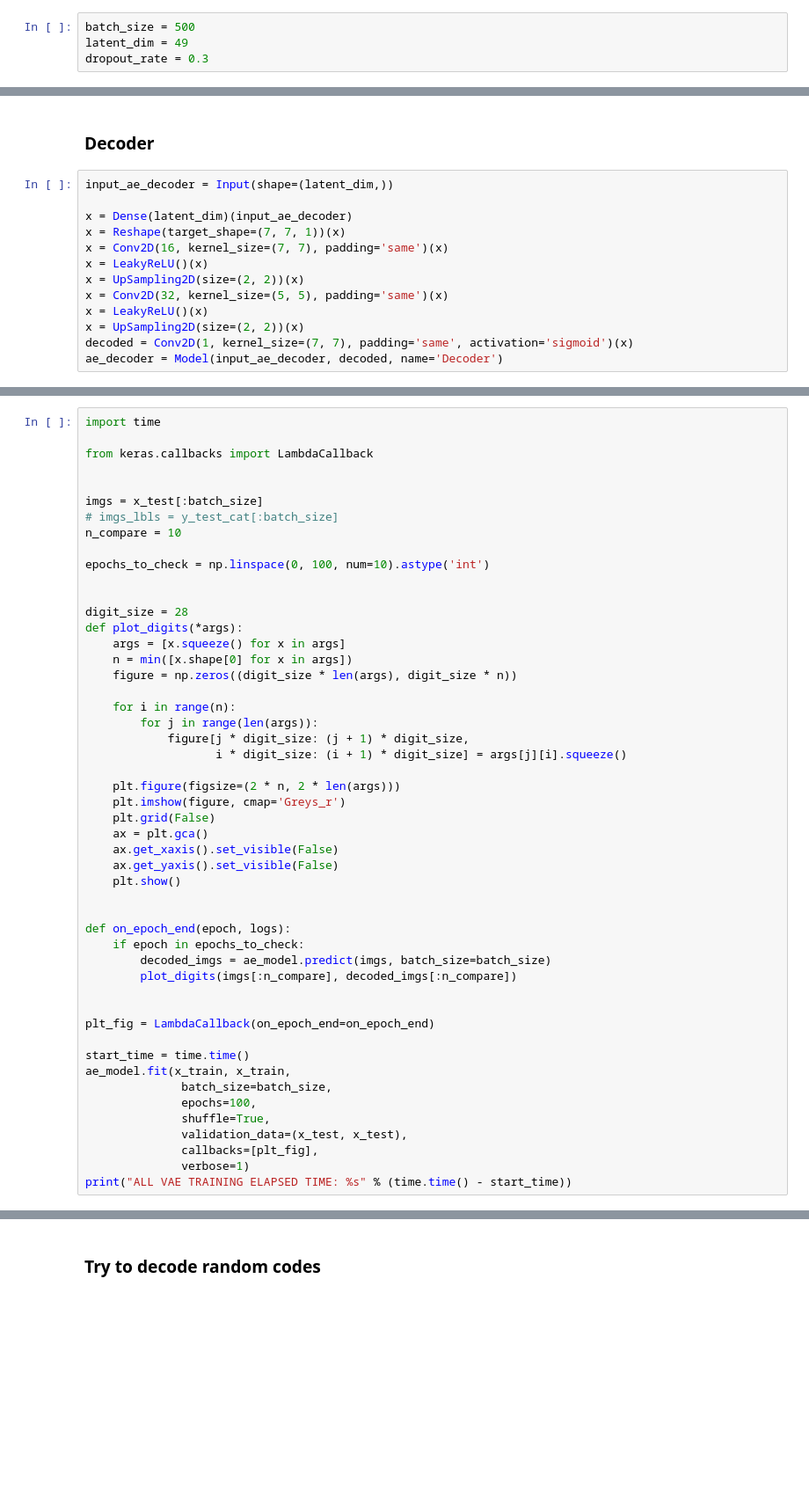
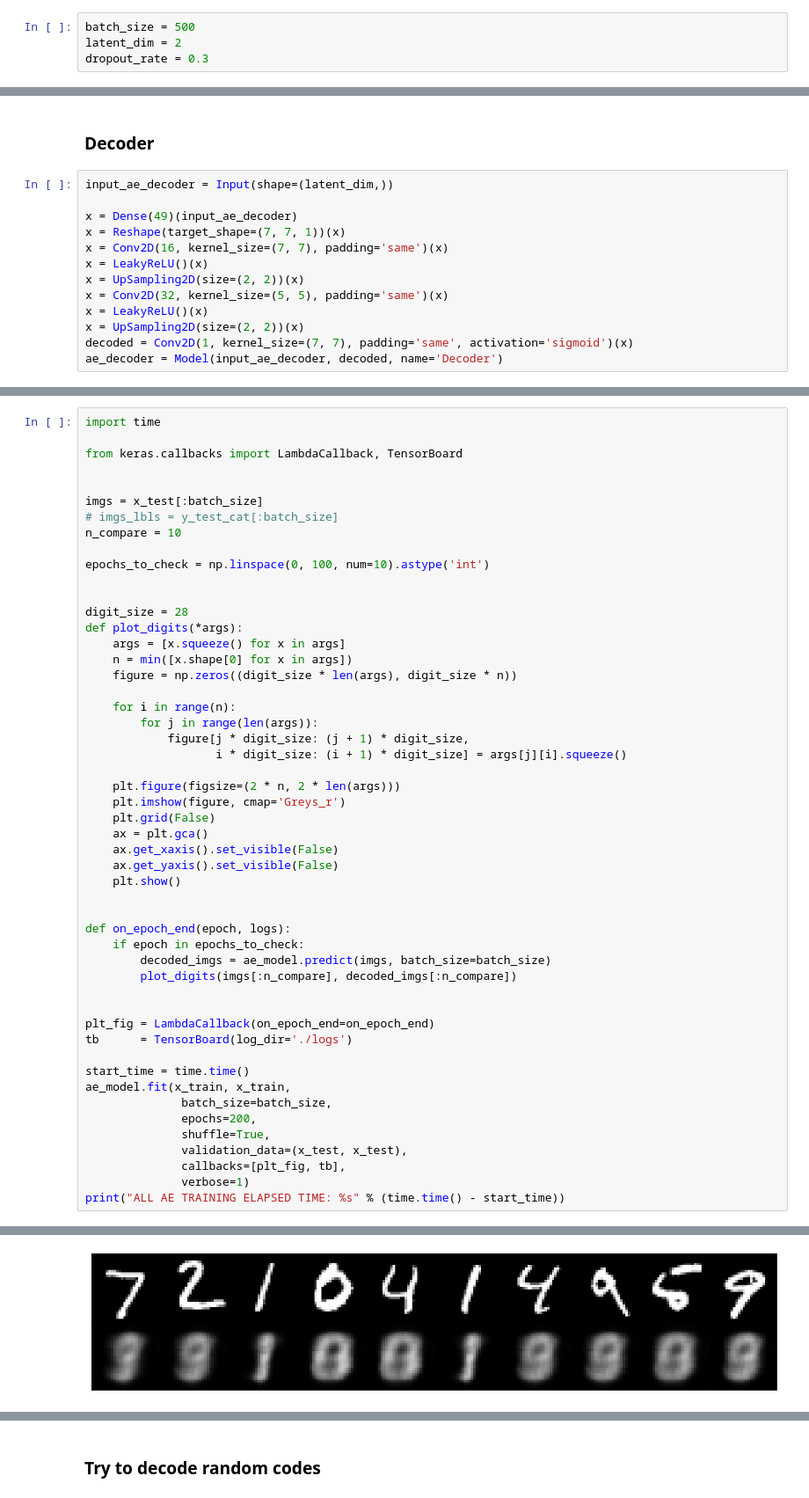
Before and after one commit to Ppasha9/ganfasttraining, a Jupyter notebook: conv_ae.ipynb, the cells around one changed output, grey strips where cells are left out. Shown at 88% size. Saved outputs shown, nothing was run; the diff lists cells and outputs as text; blank space fills up the shorter version.

```diff
--- a/conv_ae.ipynb
+++ b/conv_ae.ipynb
@@ -36,6 +36,6 @@ y_test_cat  = to_categorical(y_test).astype(np.float32)
 # %%
 batch_size = 500
-latent_dim = 49
+latent_dim = 2
 dropout_rate = 0.3
 # %% [markdown]
 ### Encoder
@@ -65,7 +65,7 @@ WARNING:tensorflow:From d:\diploma\vae\venv\lib\site-packages\keras\backend\tens
 # %%
 input_ae_decoder = Input(shape=(latent_dim,))
 
-x = Dense(latent_dim)(input_ae_decoder)
+x = Dense(49)(input_ae_decoder)
 x = Reshape(target_shape=(7, 7, 1))(x)
 x = Conv2D(16, kernel_size=(7, 7), padding='same')(x)
 x = LeakyReLU()(x)
@@ -104,7 +104,7 @@ _________________________________________________________________
 # %%
 import time
 
-from keras.callbacks import LambdaCallback
+from keras.callbacks import LambdaCallback, TensorBoard
 
 
 imgs = x_test[:batch_size]
@@ -141,15 +141,16 @@ def on_epoch_end(epoch, logs):
 
 
 plt_fig = LambdaCallback(on_epoch_end=on_epoch_end)
+tb      = TensorBoard(log_dir='./logs')
 
 start_time = time.time()
 ae_model.fit(x_train, x_train,
               batch_size=batch_size,
-              epochs=100,
+              epochs=200,
               shuffle=True,
               validation_data=(x_test, x_test),
-              callbacks=[plt_fig],
+              callbacks=[plt_fig, tb],
               verbose=1)
-print("ALL VAE TRAINING ELAPSED TIME: %s" % (time.time() - start_time))
+print("ALL AE TRAINING ELAPSED TIME: %s" % (time.time() - start_time))
 # %% [output]
 Train on 60000 samples, validate on 10000 samples
@@ -171,0 +159 @@ ModuleNotFoundError: No module named 'tensorflow_core.estimator'
+[figure, added]
```
Also changed, not shown: parts of 10 cells of this notebook, 22 other files.
